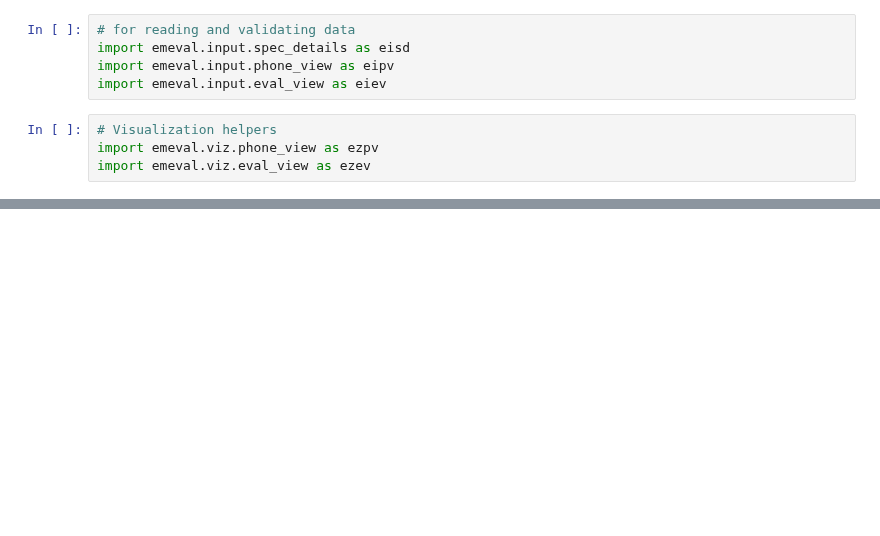
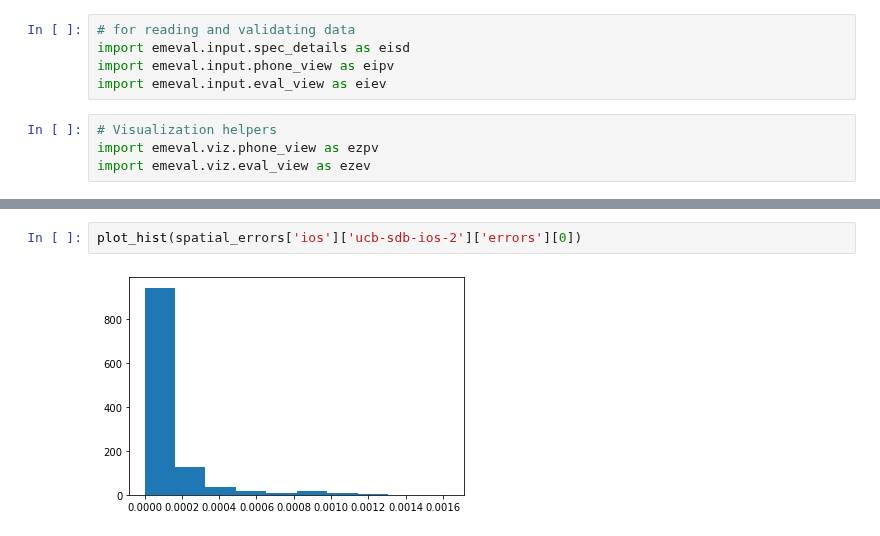
Before and after one commit to MobilityNet/mobilitynet-analysis-scripts, a Jupyter notebook: trajectory_evaluation.ipynb, the cells around one changed output, grey strips where cells are left out. Drawn from its saved outputs; the diff is of its cells as text; blank space fills up the shorter version.

```diff
--- a/trajectory_evaluation.ipynb
+++ b/trajectory_evaluation.ipynb
@@ -151,0 +216,4 @@ get_error(gt_spline, measured_spline)
+# %%
+plot_hist(spatial_errors['ios']['ucb-sdb-ios-2']['errors'][0])
+# %% [output]
+[figure, added]
```
Also changed, not shown: parts of 16 cells of this notebook.
